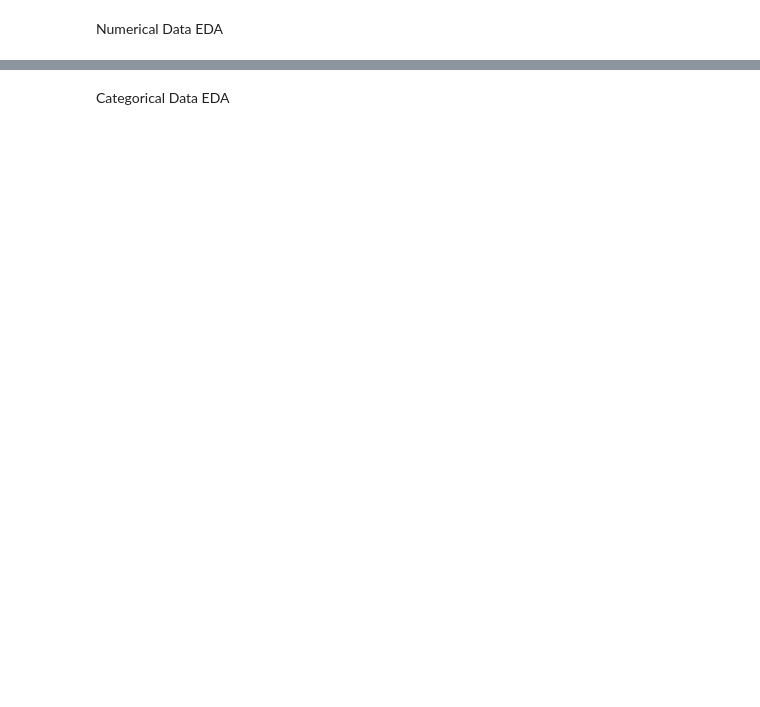
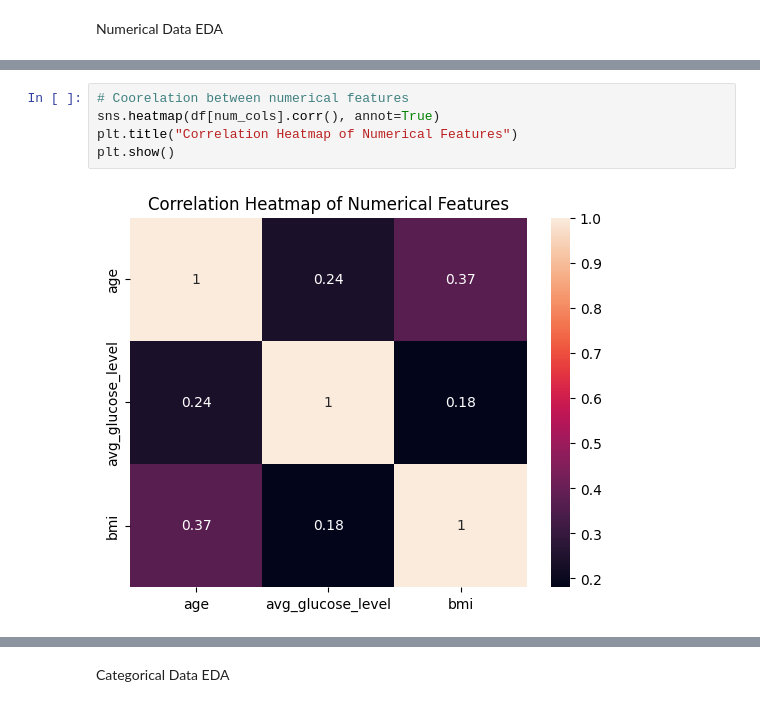
Before and after one commit to sunilramjali/ml_datascienceproject_remote, a Jupyter notebook: brainstroke.ipynb, the cells around one changed output, grey strips where cells are left out. Cells and saved outputs as stored; diff of their text form; blank space fills up the shorter version.

```diff
--- a/brainstroke.ipynb
+++ b/brainstroke.ipynb
@@ -175,0 +190,7 @@ for col in num_cols:
+# %%
+# Coorelation between numerical features
+sns.heatmap(df[num_cols].corr(), annot=True)
+plt.title("Correlation Heatmap of Numerical Features")
+plt.show()
+# %% [output]
+[figure, added]
```
Also changed, not shown: parts of 33 cells of this notebook.
